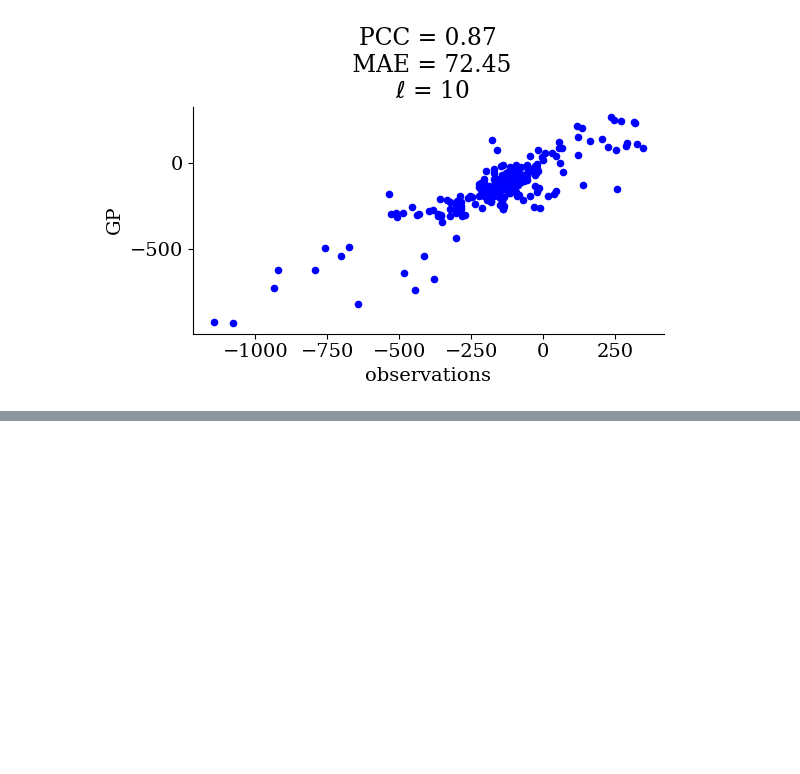
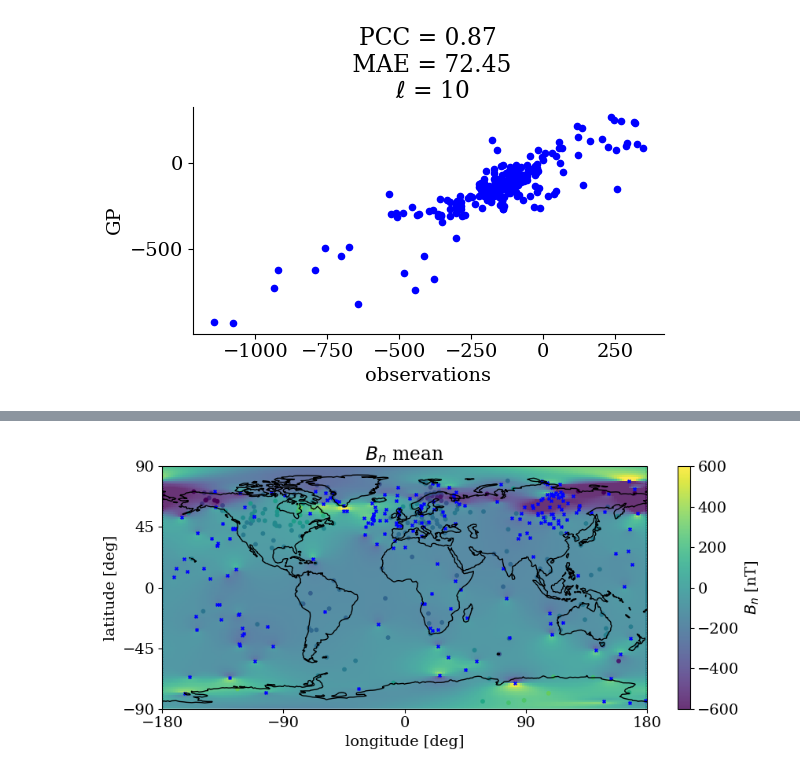
Before and after one commit to FrontierDevelopmentLab/2024-HL-GeoCL, a Jupyter notebook: src/GP/gaussian_process_tutorial_superMAG.ipynb, the cells around one changed output, grey strips where cells are left out. Cells and saved outputs as stored; diff of their text form; code cells hidden in the pictures; blank space fills up the shorter version.

```diff
--- a/src/GP/gaussian_process_tutorial_superMAG.ipynb
+++ b/src/GP/gaussian_process_tutorial_superMAG.ipynb
@@ -474,0 +507,10 @@ plt.savefig("figures/sec_error.png", dpi=600)
+# %%
+# setup kernel + its hyperparameters
+kernel = GPy.kern.Linear(input_dim=np.shape(T_mat)[1], variances=1)
+# %%
+# create simple GP model
+m = GPy.models.GPRegression(T_mat, B_obs,kernel)
+# restrict the Gaussian noise to something reasonable
+m.Gaussian_noise.constrain_bounded(0, 200)
+# optimize
+m.optimize(messages=True, max_f_eval = 100)
@@ -474,0 +540,33 @@ plt.savefig("figures/sec_error.png", dpi=600)
+# %%
+# predicted grid
+n_lat, n_lon = 200, 200
+pred_lat_lon_r, pred_lat, pred_lon = get_mesh(n_lon=n_lon, n_lat=n_lat, radius=R_earth,
+                                              lat_max=90, lat_min=-90, endpoint_lon=False)
+# %%
+# predict
+A, B = m.predict(Xnew=T_df(obs_loc=pred_lat_lon_r, sec_loc=secs_lat_lon_r))
+# %%
+fig = plt.figure(figsize=(9, 4))
+ax = fig.add_subplot(1, 1, 1, projection=ccrs.PlateCarree())
+
+ax.coastlines()
+pos = ax.pcolormesh(pred_lon[:, :, 0], pred_lat[:, :, 0], np.reshape(A[:n_lat*n_lon], (n_lat, n_lon), "C"), alpha=0.8,
+                    transform=ccrs.PlateCarree(), vmin=-600, vmax=600)
+plt.scatter(geo_lon, geo_lat, c=data_Bn, s=10, cmap='viridis', vmin=-600, vmax=600, transform=ccrs.PlateCarree())
+ax.scatter(mesh_lon, mesh_lat, c="blue", s=7, marker="x")
+cbar = fig.colorbar(pos)
+cbar.ax.set_ylabel("$B_{n}$ [nT]", rotation=90)
+ax.set_xticks([-180, -90, 0, 90, 180])
+ax.set_yticks([-90, -45, 0, 45, 90])
+ax.set_title("$B_{n}$ mean")
+#ax.set_xlim(-180, 180)
+#ax.set_ylim(-90, 90)
+ax.set_xlabel("longitude [deg]")
+ax.set_ylabel("latitude [deg]")
+ax.spines['right'].set_visible(False)
+ax.spines['top'].set_visible(False)
+plt.tight_layout()
+
+plt.savefig("figures/mean_sec_linear_not.png", bbox_inches='tight', dpi=600)
+# %% [output]
+[figure, added]
```
Also changed, not shown: parts of 32 cells of this notebook, 3 other files.
